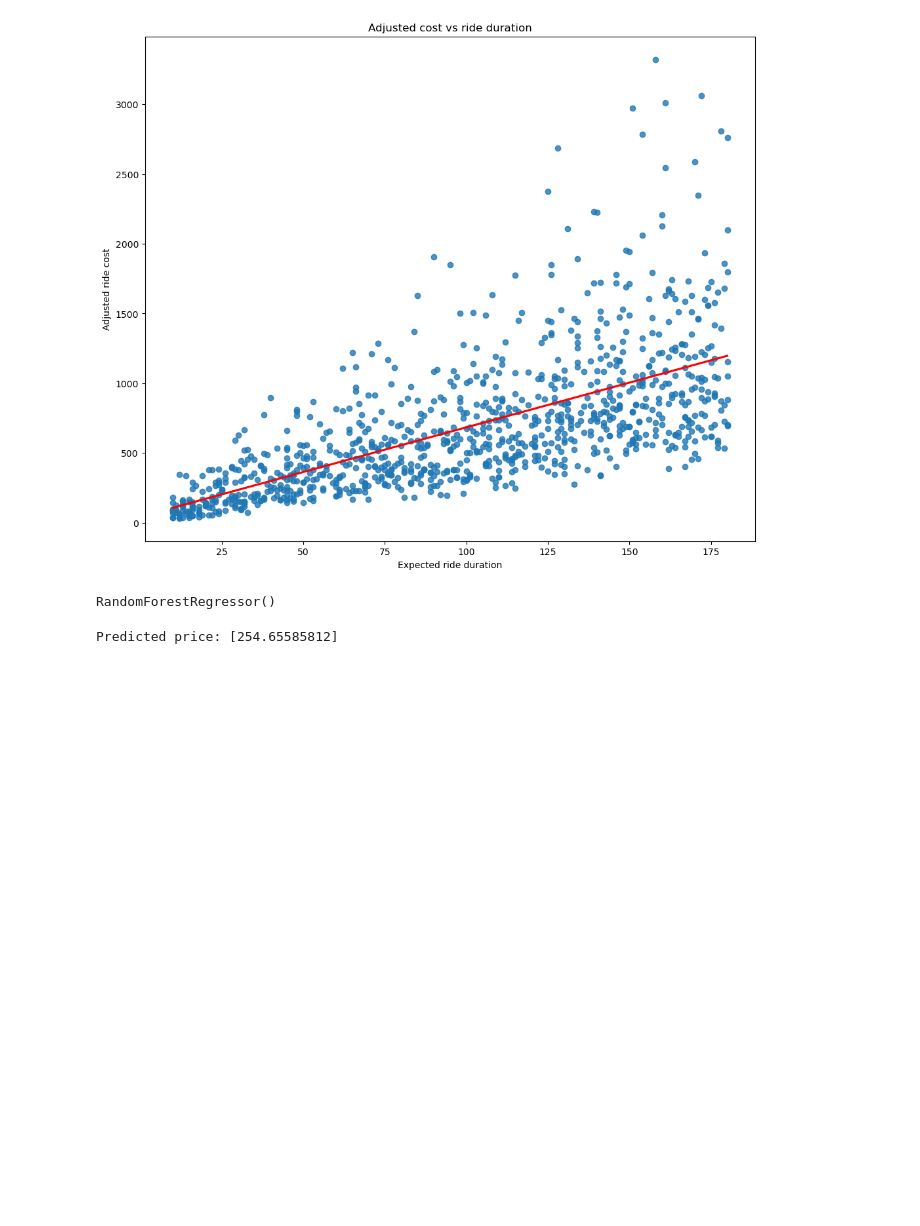
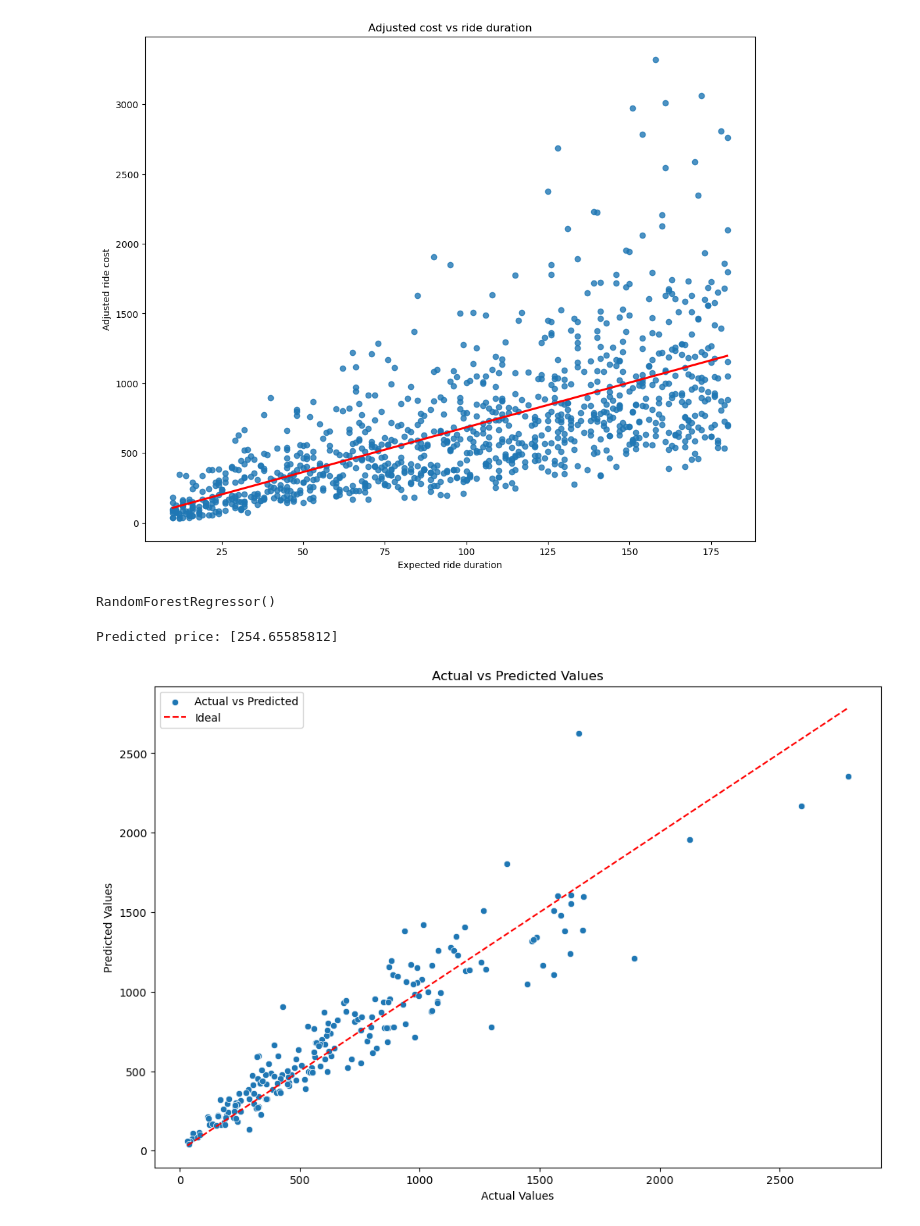
Before and after one commit to Kamuthuj/Dynamic-pricing, a Jupyter notebook: pricing.ipynb, the cells around one changed output. Cells and saved outputs as stored; diff of their text form; code cells hidden in the pictures; blank space fills up the shorter version.

```diff
--- a/pricing.ipynb
+++ b/pricing.ipynb
@@ -249,31 +249,25 @@ print("Predicted price:", predicted_price)
 # %% [output]
 Predicted price: [254.65585812]
 # %%
-y_pred = model.predict(x_test)
 
-fig = go.Figure()
 
-fig.add_trace(go.Scatter(
-    x=y_test.flatten(),
-    y=y_pred,
-    mode='markers',
-    name='Actual vs Predicted'
-))
+y_test = np.array(y_test)
+y_pred = np.array(y_pred)
 
-fig.add_trace(go.Scatter(
-    x=[min(y_test.flatten()), max(y_test.flatten())],
-    y=[min(y_test.flatten()), max(y_test.flatten())],
-    mode='lines',
-    name='Ideal',
-    line=dict(color='red', dash='dash')
-))
+plt.figure(figsize=(12, 8))
+sns.scatterplot(x=y_test.flatten(), y=y_pred, label="Actual vs Predicted")
 
-fig.update_layout(
-    title='Actual vs Predicted Values',
-    xaxis_title='Actual Values',
-    yaxis_title='Predicted Values',
-    showlegend=True,
-    width=1000,height=800,
-)
-fig.write_image("Actuals vs predictions.png")
-fig.show()
+
+plt.plot([min(y_test.flatten()), max(y_test.flatten())],
+         [min(y_test.flatten()), max(y_test.flatten())],
+         color="red", linestyle="--", label="Ideal")
+
+
+plt.title("Actual vs Predicted Values")
+plt.xlabel("Actual Values")
+plt.ylabel("Predicted Values")
+plt.legend()
+plt.savefig("Actuals vs predictions.png")
+plt.show()
+# %% [output]
+[figure, added]
```
